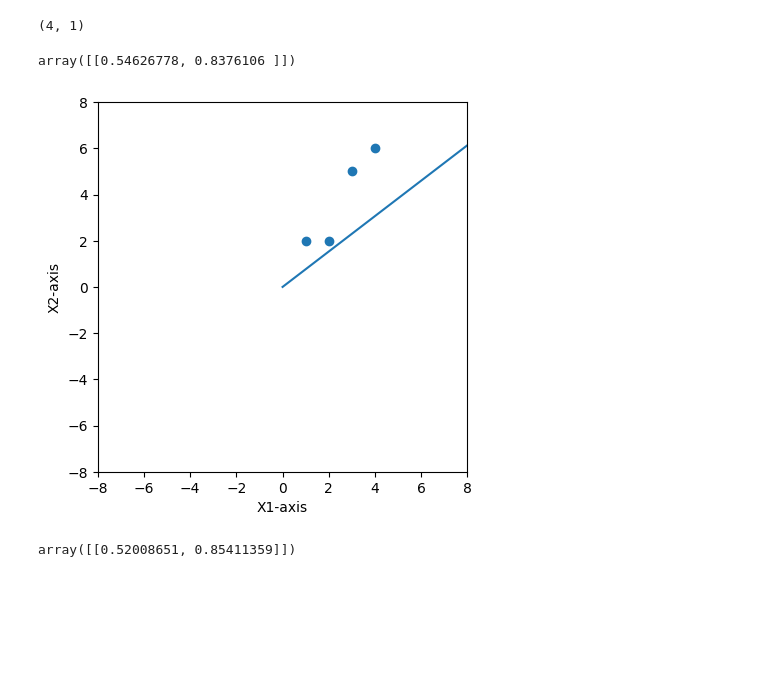
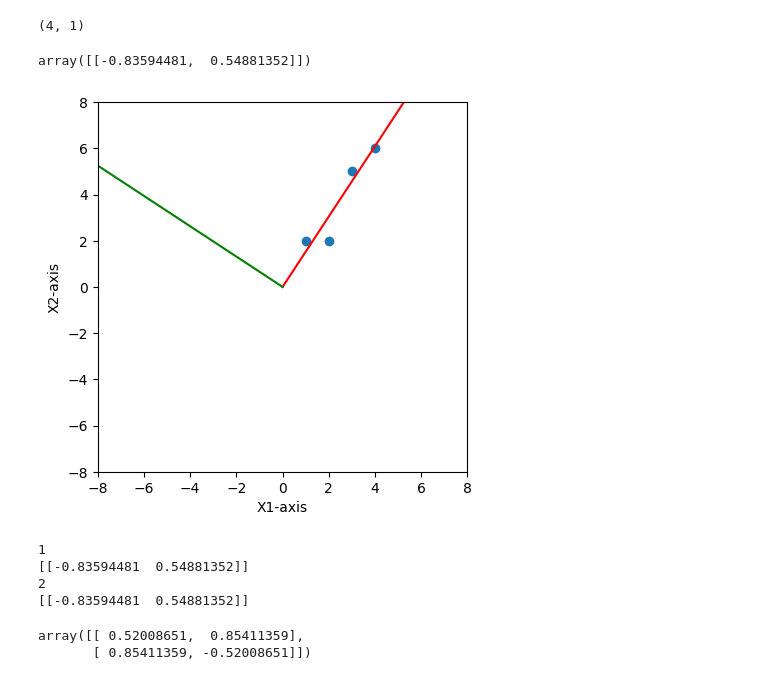
Before and after one commit to ChauBacHozz/Chemometric-book, a Jupyter notebook: NIPALS/NIPLAS.ipynb, the cells around one changed output. Drawn from its saved outputs; the diff is of its cells as text; code cells hidden in the pictures; blank space fills up the shorter version.

```diff
--- a/NIPALS/NIPLAS.ipynb
+++ b/NIPALS/NIPLAS.ipynb
@@ -76,3 +77,5 @@ while (not np.array_equal(t_1_old, t_1)):
+# %%
+E = X - t_1 @ p_1T
 # %%
 t_2 = X[:, 1].reshape((-1, 1))
 t_2_old = t_2
@@ -80,9 +83,9 @@ t_2.shape
 # %% [output]
 (4, 1)
 # %%
-p_2T = np.linalg.inv(t_2.T@t_2) @ t_2.T @ X
+p_2T = np.linalg.inv(t_2.T@t_2) @ t_2.T @ E
 # %%
 p_2T = p_2T / np.linalg.norm(p_2T)
 p_2T
 # %% [output]
-array([[0.54626778, 0.8376106 ]])
+array([[-0.83594481,  0.54881352]])
@@ -89,12 +94,29 @@ array([[0.54626778, 0.8376106 ]])
 # %%
 plot_points(X)
-plt.plot([0, p_2T[0][0] * 20], [0, p_2T[0][1] * 10])
+plt.plot([0, p_1T[0][0] * 10], [0, p_1T[0][1] * 10], c='r')
+plt.plot([0, p_2T[0][0] * 10], [0, p_2T[0][1] * 10], c='g')
 plt.show()
 # %% [output]
-[figure, old version]
+[figure, new version]
+# %%
+i = 0
+while (not np.array_equal(t_2_old, t_2)):
+    i += 1
+    print(i)
+    t_2_old = t_2
+    p_2T = np.linalg.inv(t_2.T@t_2) @ t_2.T @ E
+    p_2T = p_2T / np.linalg.norm(p_2T)
+    t_2 = E @ p_2T.T
+    print(p_2T)
+# %% [output]
+1
+[[-0.83594481  0.54881352]]
+2
+[[-0.83594481  0.54881352]]
 # %%
-pca = PCA(1)
+pca = PCA(2)
 pca.fit(X)
 pca.components_
 # %% [output]
-array([[0.52008651, 0.85411359]])
+array([[ 0.52008651,  0.85411359],
+       [ 0.85411359, -0.52008651]])
```
Also changed, not shown: parts of 6 cells of this notebook.
